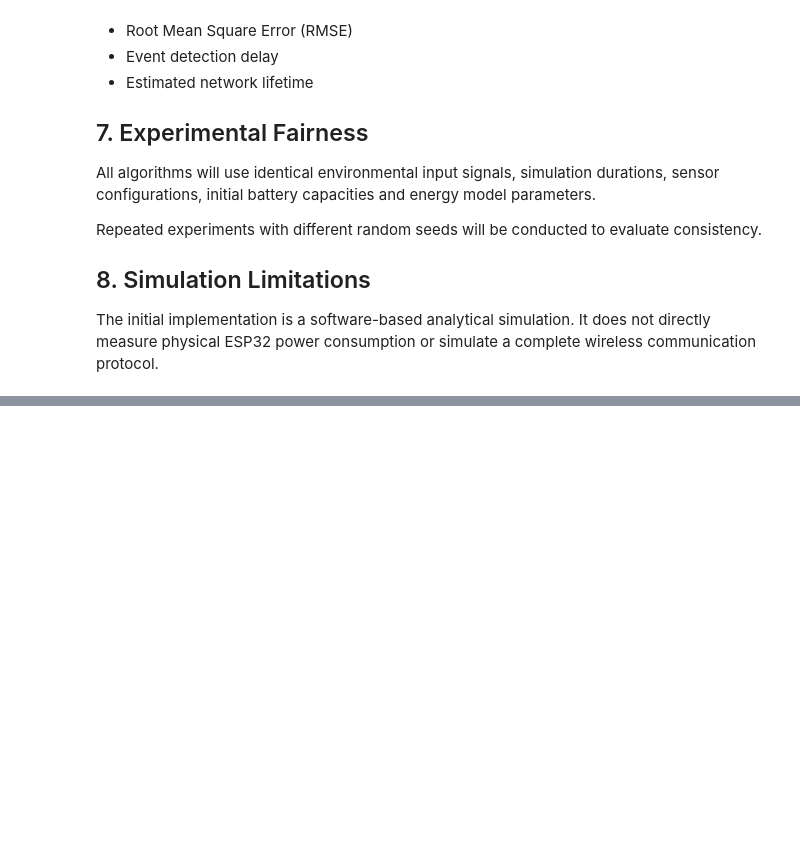
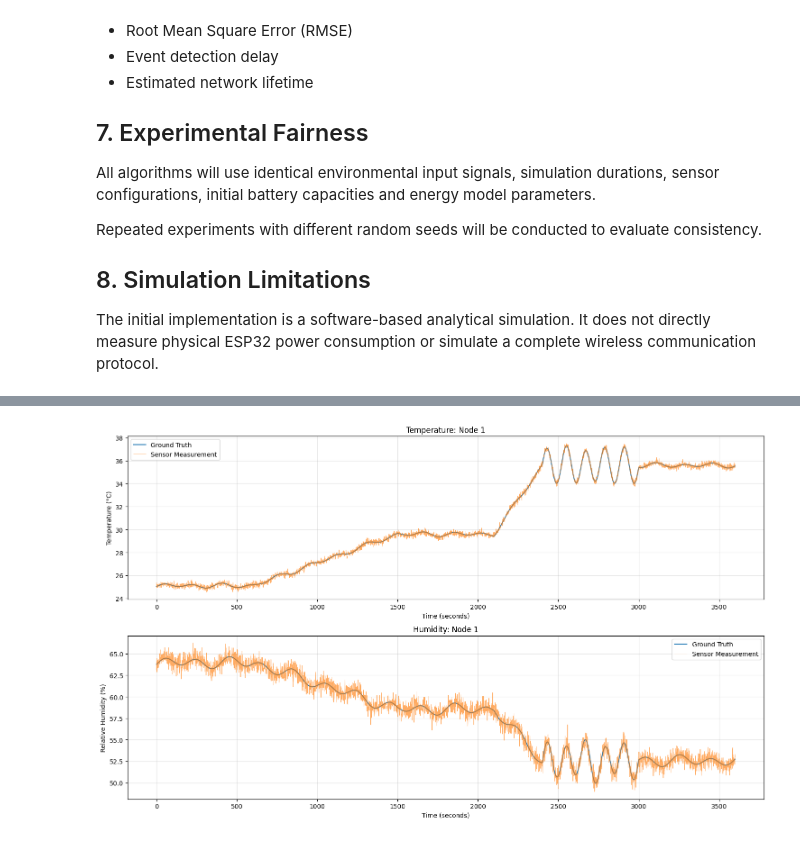
Before and after one commit to Sravan05nani/Energy-Aware-Adaptive-IoT, a Jupyter notebook: notebooks/energy_aware_simulation.ipynb, the cells around one changed output, grey strips where cells are left out. Cells and saved outputs as stored; diff of their text form; code cells hidden in the pictures; blank space fills up the shorter version.

```diff
--- a/notebooks/energy_aware_simulation.ipynb
+++ b/notebooks/energy_aware_simulation.ipynb
@@ -183,0 +726,62 @@ The initial implementation is a software-based analytical simulation. It does no
+# %%
+
+# =====================================================
+# PHASE 3.11: COMPLETE DATASET VISUALIZATION
+# =====================================================
+
+NODE_TO_VISUALIZE = 1
+
+node_data = sensor_measurements_df[
+    sensor_measurements_df["node_id"] == NODE_TO_VISUALIZE
+]
+
+fig, axes = plt.subplots(2, 1, figsize=(15, 9))
+
+# Temperature
+axes[0].plot(
+    node_data["time_seconds"],
+    node_data["temperature_true"],
+    label="Ground Truth",
+    linewidth=1.5
+)
+
+axes[0].plot(
+    node_data["time_seconds"],
+    node_data["temperature_measured"],
+    label="Sensor Measurement",
+    alpha=0.65,
+    linewidth=0.7
+)
+
+axes[0].set_title("Temperature: Node 1")
+axes[0].set_xlabel("Time (seconds)")
+axes[0].set_ylabel("Temperature (°C)")
+axes[0].legend()
+axes[0].grid(True, alpha=0.3)
+
+# Humidity
+axes[1].plot(
+    node_data["time_seconds"],
+    node_data["humidity_true"],
+    label="Ground Truth",
+    linewidth=1.5
+)
+
+axes[1].plot(
+    node_data["time_seconds"],
+    node_data["humidity_measured"],
+    label="Sensor Measurement",
+    alpha=0.65,
+    linewidth=0.7
+)
+
+axes[1].set_title("Humidity: Node 1")
+axes[1].set_xlabel("Time (seconds)")
+axes[1].set_ylabel("Relative Humidity (%)")
+axes[1].legend()
+axes[1].grid(True, alpha=0.3)
+
+plt.tight_layout()
+plt.show()
+# %% [output]
+[figure, added]
```
Also changed, not shown: parts of 16 cells of this notebook.
